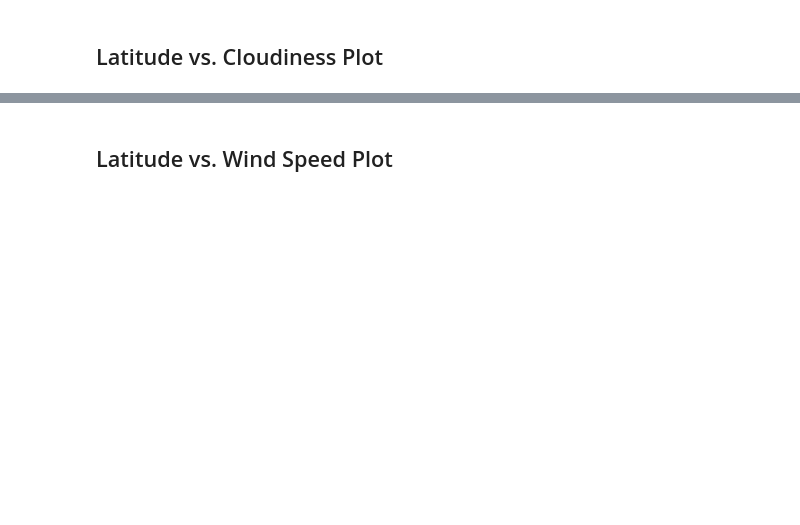
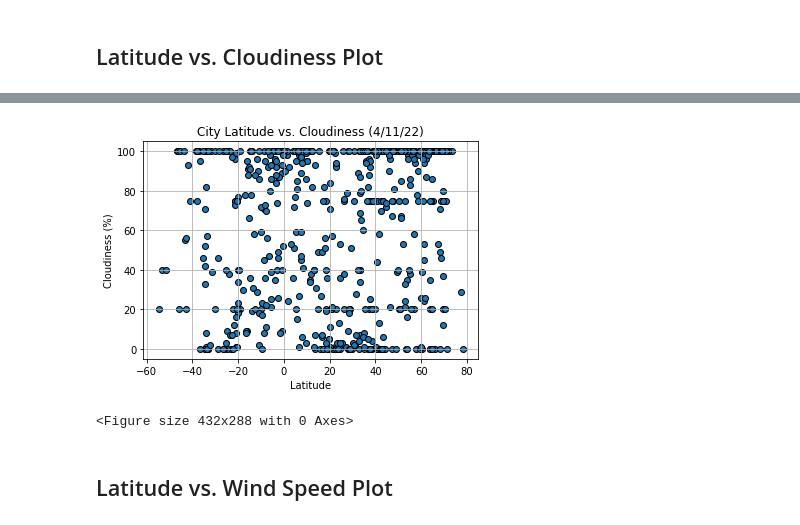
Before and after one commit to rhiana-schafer/python-api-challenge, a Jupyter notebook: WeatherPy/WeatherPy.ipynb, the cells around one changed output, grey strips where cells are left out. Saved outputs shown, nothing was run; the diff lists cells and outputs as text; code cells hidden in the pictures; blank space fills up the shorter version.

```diff
--- a/WeatherPy/WeatherPy.ipynb
+++ b/WeatherPy/WeatherPy.ipynb
@@ -191,2 +200,13 @@ Int64Index([], dtype='int64')
+# %%
+plt.scatter(clean_city_df['Lat'], clean_city_df['Cloudiness'], edgecolors='black')
+plt.title("City Latitude vs. Cloudiness (4/11/22)")
+plt.xlabel("Latitude")
+plt.ylabel("Cloudiness (%)")
+plt.grid()
+plt.show()
+plt.savefig('output_images/LatVCloud.png')
+# %% [output]
+[figure, added]
+<Figure size 432x288 with 0 Axes>
 # %% [markdown]
 ## Latitude vs. Wind Speed Plot
```
Also changed, not shown: parts of 35 cells of this notebook, 13 other files.
